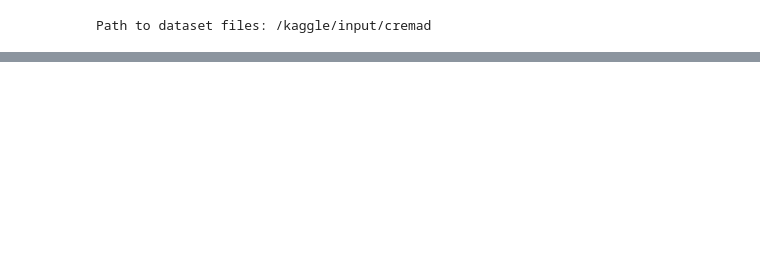
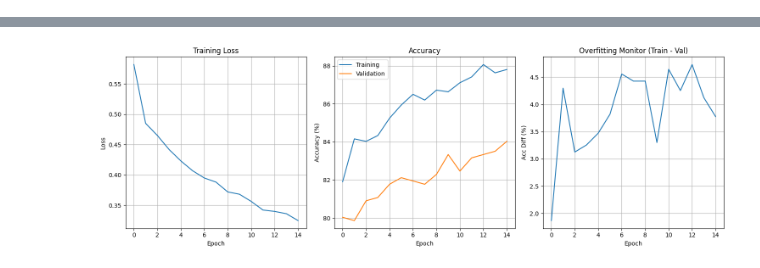
Before and after one commit to Alokik-29/Project_1, a Jupyter notebook: Project_1.ipynb, the cells around one changed output, grey strips where cells are left out. Cells and saved outputs as stored; diff of their text form; code cells hidden in the pictures; blank space fills up the shorter version.

```diff
--- a/Project_1.ipynb
+++ b/Project_1.ipynb
@@ -355,9 +321,0 @@ Epoch [10/10] | Loss: 0.0167 | Accuracy: 99.44%
-# %%
-import kagglehub
-
-# Download latest version
-path = kagglehub.dataset_download("ejlok1/cremad")
-
-print("Path to dataset files:", path)
-# %% [output]
-Path to dataset files: /kaggle/input/cremad
@@ -371,0 +353,35 @@ import numpy as np
+# %%
+# Cell 10: Train the Model
+print("Starting training...")
+history = train_model(model, train_loader, test_loader, num_epochs=15, lr=1e-4)
+
+# Extract history
+train_losses = history["train_loss"]
+train_accs = history["train_acc"]
+val_accs = history["val_acc"]
+
+# Plot training curves
+plt.figure(figsize=(15, 5))
+plt.subplot(1, 3, 1)
+plt.plot(train_losses)
+plt.title('Training Loss')
+plt.xlabel('Epoch')
+plt.ylabel('Loss')
+
+plt.subplot(1, 3, 2)
+plt.plot(train_accs, label='Training')
+plt.plot(val_accs, label='Validation')
+plt.title('Accuracy')
+plt.xlabel('Epoch')
+plt.ylabel('Accuracy (%)')
+plt.legend()
+
+plt.subplot(1, 3, 3)
+plt.plot(np.array(train_accs) - np.array(val_accs))
+plt.title('Overfitting Monitor (Train - Val)')
+plt.xlabel('Epoch')
+plt.ylabel('Acc Diff (%)')
+
+plt.tight_layout()
+plt.show()
+# %% [output]
@@ -372 +404,2 @@ import numpy as np
+[figure, added]
 # %%
```
Also changed, not shown: parts of 26 cells of this notebook.
